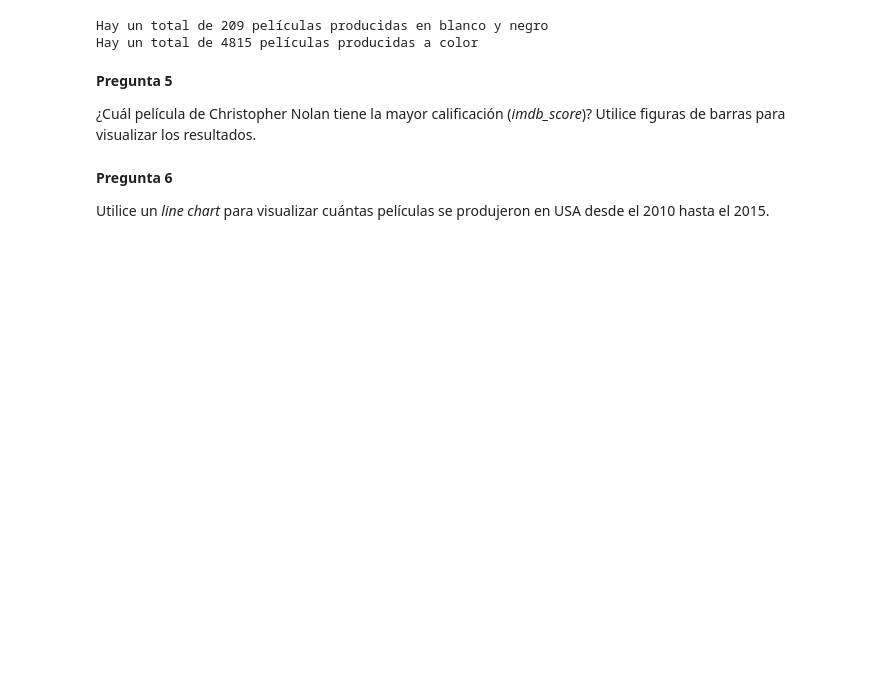
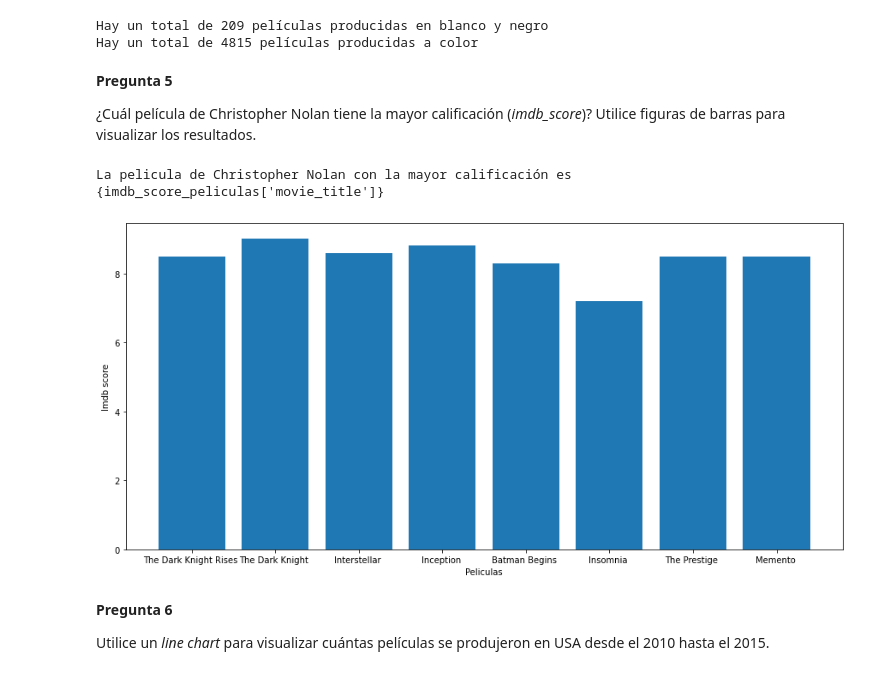
Before and after one commit to Angel2327/Taller2-Integrador, a Jupyter notebook: 106134399.ipynb, the cells around one changed output. Cells and saved outputs as stored; diff of their text form; code cells hidden in the pictures; blank space fills up the shorter version.

```diff
--- a/106134399.ipynb
+++ b/106134399.ipynb
@@ -163,6 +163,19 @@ Hay un total de 4815 películas producidas a color
 **Pregunta 5**
 
 ¿Cuál película de Christopher Nolan tiene la mayor calificación (_imdb_score_)? Utilice figuras de barras para visualizar los resultados.
+# %%
+christopher_Nolan_Movies = df[df['director_name'] == 'Christopher Nolan']
+plt.bar(christopher_Nolan_Movies['movie_title'], christopher_Nolan_Movies['imdb_score'])
+imdb_score_peliculas = christopher_Nolan_Movies.loc[christopher_Nolan_Movies['imdb_score'].idxmax()]
+
+plt.xlabel('Peliculas')
+plt.ylabel('Imdb score')
+plt.gcf().set_size_inches(15, 7)
+print("La pelicula de Christopher Nolan con la mayor calificación es {imdb_score_peliculas['movie_title']}")
+plt.show()
+# %% [output]
+La pelicula de Christopher Nolan con la mayor calificación es {imdb_score_peliculas['movie_title']}
+[figure, added]
 # %% [markdown]
 **Pregunta 6**
 
```
Also changed, not shown: parts of 3 cells of this notebook.
